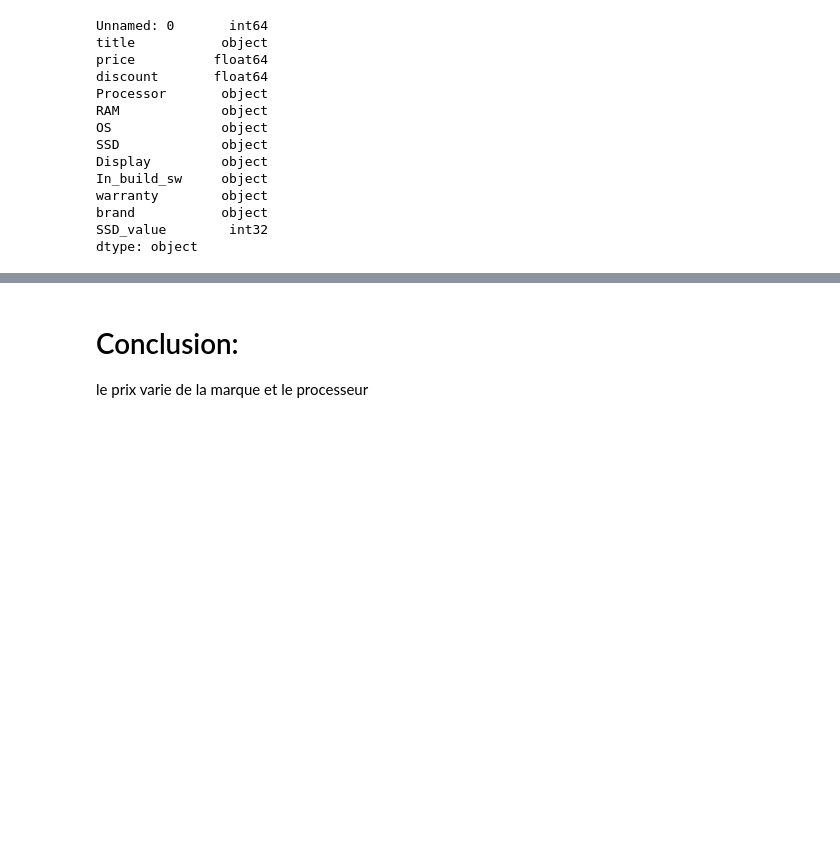
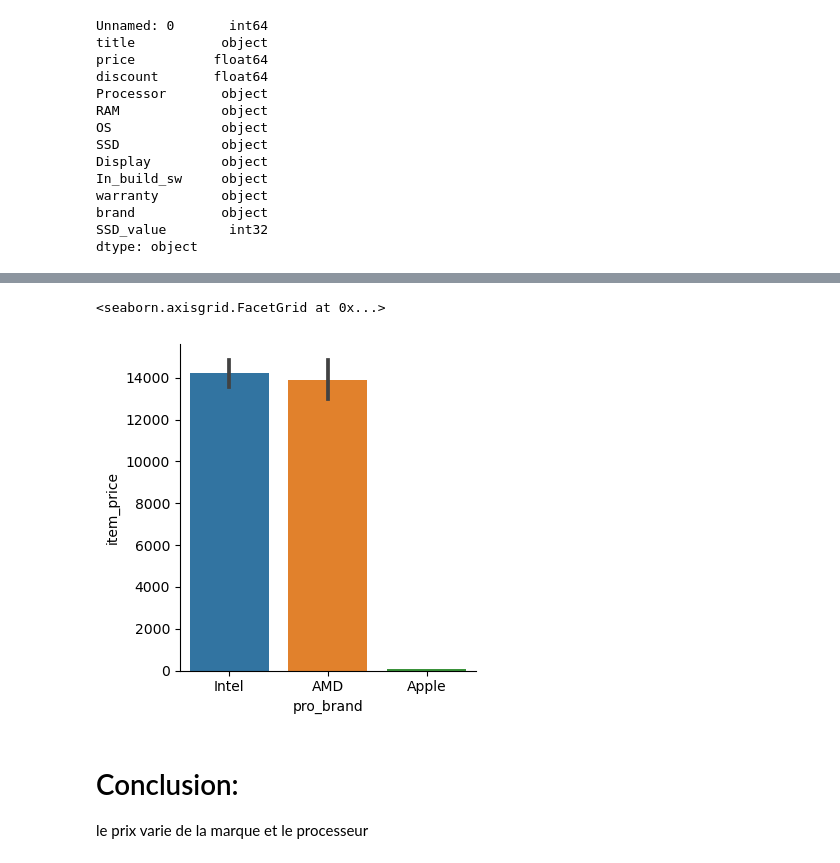
Before and after one commit to SOUMMAR91/Greta, a Jupyter notebook: Laptops_SOUMMAR_Soumia.ipynb, the cells around one changed output, grey strips where cells are left out. Cells and saved outputs as stored; diff of their text form; code cells hidden in the pictures; blank space fills up the shorter version.

```diff
--- a/Laptops_SOUMMAR_Soumia.ipynb
+++ b/Laptops_SOUMMAR_Soumia.ipynb
@@ -344,3 +301,8 @@ df
-# %% [markdown]
-# Conclusion:
-le prix varie de la marque et le processeur
+# %%
+sns.catplot(x="pro_brand", y="item_price", data= df, kind="bar", height=4)
+# %% [output]
+<seaborn.axisgrid.FacetGrid at 0x...>
+[figure, added]
+# %% [markdown]
+# Conclusion:
+le prix varie de la marque et le processeur
```
Also changed, not shown: parts of 19 cells of this notebook.
